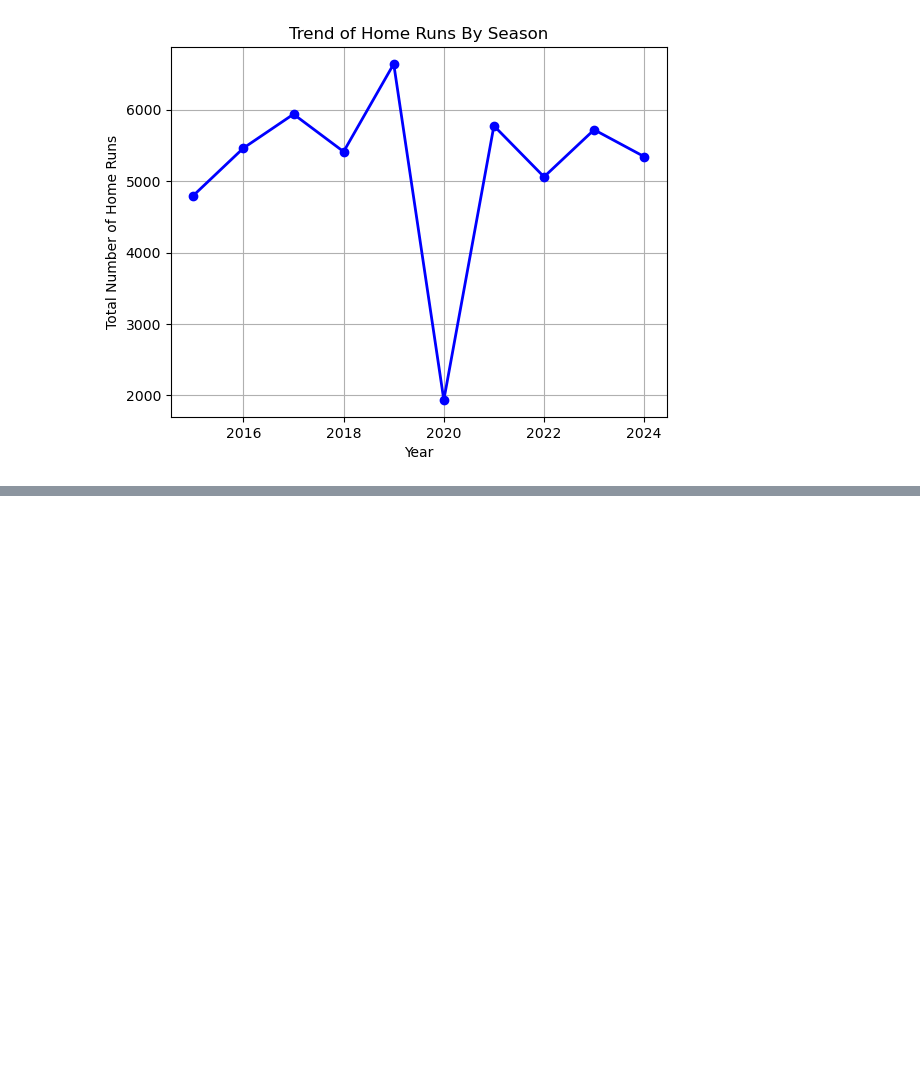
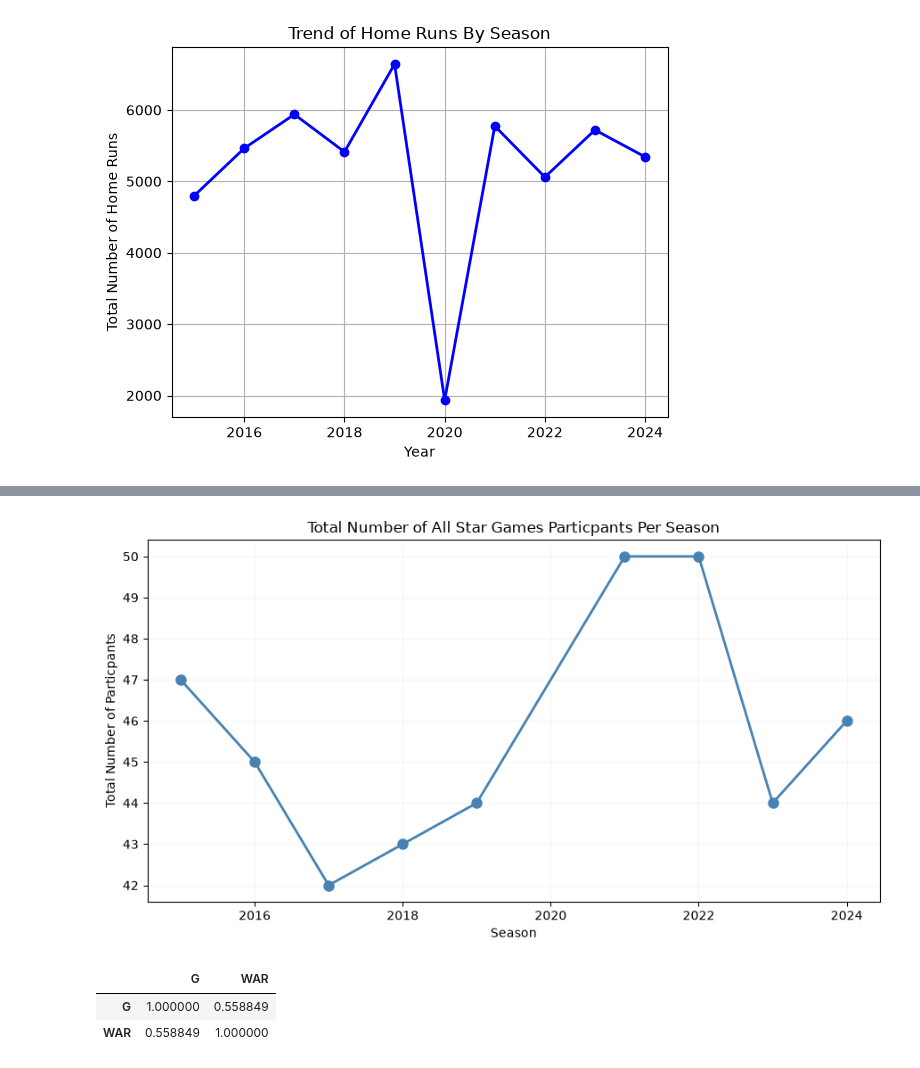
Before and after one commit to AHayslip23/Baseball-Hitting-2015-2024, a Jupyter notebook: Baseball Hitting.ipynb, the cells around one changed output, grey strips where cells are left out. Drawn from its saved outputs; the diff is of its cells as text; code cells hidden in the pictures; blank space fills up the shorter version.

```diff
--- a/Baseball Hitting.ipynb
+++ b/Baseball Hitting.ipynb
@@ -317,0 +448,21 @@ plt.show()
+# %%
+all_star = cleaned_baseball[cleaned_baseball["awards"].apply(lambda x: "AS" in x)]
+
+all_star_by_year = all_star.groupby("Year").size()
+
+plt.figure(figsize=(9, 5))
+plt.plot(all_star_by_year.index, all_star_by_year.values, marker="o", linewidth=2, markersize=8, color="steelblue")
+plt.xlabel("Season")
+plt.ylabel("Total Number of Particpants")
+plt.title("Total Number of All Star Games Particpants Per Season")
+plt.grid(True, alpha=0.1)
+plt.tight_layout()
+plt.show()
+# %% [output]
+[figure, added]
+# %%
+cleaned_baseball[["G", "WAR"]].corr()
+# %% [output]
+|  | G | WAR |
+| G | 1.000000 | 0.558849 |
+| WAR | 0.558849 | 1.000000 |
```
Also changed, not shown: parts of 32 cells of this notebook.
